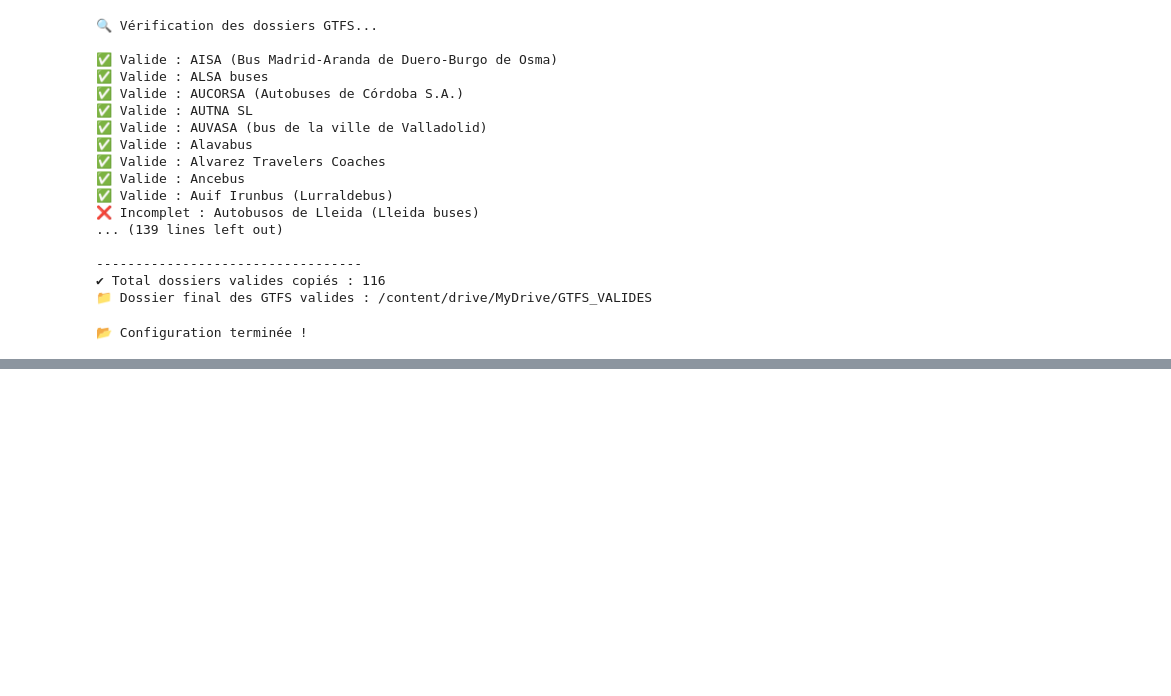
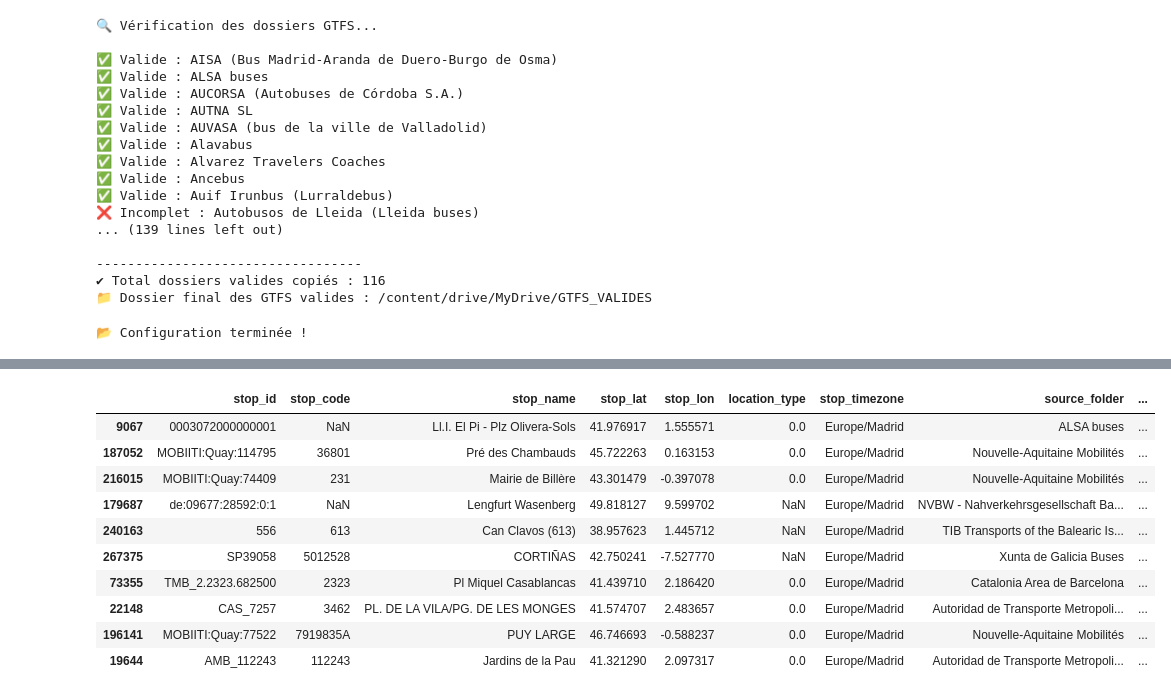
Before and after one commit to 12halima/Transport_Recommander, a Jupyter notebook: notebooks/01_load_gtfs.ipynb, the cells around one changed output, grey strips where cells are left out. Saved outputs shown, nothing was run; the diff lists cells and outputs as text; code cells hidden in the pictures; blank space fills up the shorter version.

```diff
--- a/notebooks/01_load_gtfs.ipynb
+++ b/notebooks/01_load_gtfs.ipynb
@@ -1456,0 +690,18 @@ The end **Halima**  mazal madert duplicate f calendar !!!!!!!
+# %%
+# Toutes les colonnes sauf les obligatoires
+extra_cols = [col for col in stops_df.columns if col not in ["stop_id", "stop_name", "stop_lat", "stop_lon"]]
+
+# Fonction pour compter les valeurs manquantes, NaN ou vides
+def count_missing(series):
+    return series.isna().sum() + (series.astype(str).str.strip() == "").sum()
+
+# Nombre total de lignes dans le dataframe
+total_rows = len(stops_df)
+
+# Appliquer la fonction à toutes les colonnes supplémentaires et calculer le pourcentage
+missing_summary_extra = {col: (count_missing(stops_df[col]), round(count_missing(stops_df[col])/total_rows*100, 2)) for col in extra_cols}
+
+# Afficher le résultat de façon lisible
+print("Nombre et pourcentage de valeurs manquantes, NaN ou vides par colonne supplémentaire :\n")
+for col, (count, pct) in missing_summary_extra.items():
+    print(f"{col} : {count} lignes manquantes ({pct}%)")
@@ -1456,0 +728,25 @@ The end **Halima**  mazal madert duplicate f calendar !!!!!!!
+# %%
+import pandas as pd
+
+# Pourcentage limite pour supprimer la colonne
+threshold = 0.7
+
+# Calculer le pourcentage de valeurs manquantes (NaN ou vides) par colonne
+def missing_percentage(series):
+    total = len(series)
+    missing = series.isna().sum() + (series.astype(str).str.strip() == "").sum()
+    return missing / total
+
+# Colonnes à supprimer si plus de 70 % manquantes, sauf stop_timezone
+cols_to_drop = [col for col in stops_df.columns
+                if col != "stop_timezone" and missing_percentage(stops_df[col]) > threshold]
+
+# Supprimer les colonnes
+stops_df.drop(columns=cols_to_drop, inplace=True)
+print(f"Colonnes supprimées (>70% manquantes) : {cols_to_drop}")
+
+# Remplacer les NaN ou vides dans stop_timezone par 'Europe/Madrid'
+stops_df["stop_timezone"] = stops_df["stop_timezone"].replace(to_replace=[None, "", "nan", "NaN"], value="Europe/Madrid")
+stops_df["stop_timezone"].fillna("Europe/Madrid", inplace=True)
+
+print("✅ Colonnes nettoyées avec succès")
@@ -1456,0 +762,14 @@ The end **Halima**  mazal madert duplicate f calendar !!!!!!!
+# %%
+stops_df.sample(10)
+# %% [output]
+|  | stop_id | stop_code | stop_name | stop_lat | stop_lon | location_type | stop_timezone | source_folder | ... |
+| 9067 | 0003072000000001 | NaN | Ll.I. El Pi - Plz Olivera-Sols | 41.976917 | 1.555571 | 0.0 | Europe/Madrid | ALSA buses | ... |
+| 187052 | MOBIITI:Quay:114795 | 36801 | Pré des Chambauds | 45.722263 | 0.163153 | 0.0 | Europe/Madrid | Nouvelle-Aquitaine Mobilités | ... |
+| 216015 | MOBIITI:Quay:74409 | 231 | Mairie de Billère | 43.301479 | -0.397078 | 0.0 | Europe/Madrid | Nouvelle-Aquitaine Mobilités | ... |
+| 179687 | de:09677:28592:0:1 | NaN | Lengfurt Wasenberg | 49.818127 | 9.599702 | NaN | Europe/Madrid | NVBW - Nahverkehrsgesellschaft Ba... | ... |
+| 240163 | 556 | 613 | Can Clavos (613) | 38.957623 | 1.445712 | NaN | Europe/Madrid | TIB Transports of the Balearic Is... | ... |
+| 267375 | SP39058 | 5012528 | CORTIÑAS | 42.750241 | -7.527770 | NaN | Europe/Madrid | Xunta de Galicia Buses | ... |
+| 73355 | TMB_2.2323.682500 | 2323 | Pl Miquel Casablancas | 41.439710 | 2.186420 | 0.0 | Europe/Madrid | Catalonia Area de Barcelona | ... |
+| 22148 | CAS_7257 | 3462 | PL. DE LA VILA/PG. DE LES MONGES | 41.574707 | 2.483657 | 0.0 | Europe/Madrid | Autoridad de Transporte Metropoli... | ... |
+| 196141 | MOBIITI:Quay:77522 | 7919835A | PUY LARGE | 46.746693 | -0.588237 | 0.0 | Europe/Madrid | Nouvelle-Aquitaine Mobilités | ... |
+| 19644 | AMB_112243 | 112243 | Jardins de la Pau | 41.321290 | 2.097317 | 0.0 | Europe/Madrid | Autoridad de Transporte Metropoli... | ... |
```
Also changed, not shown: parts of 64 cells of this notebook.
